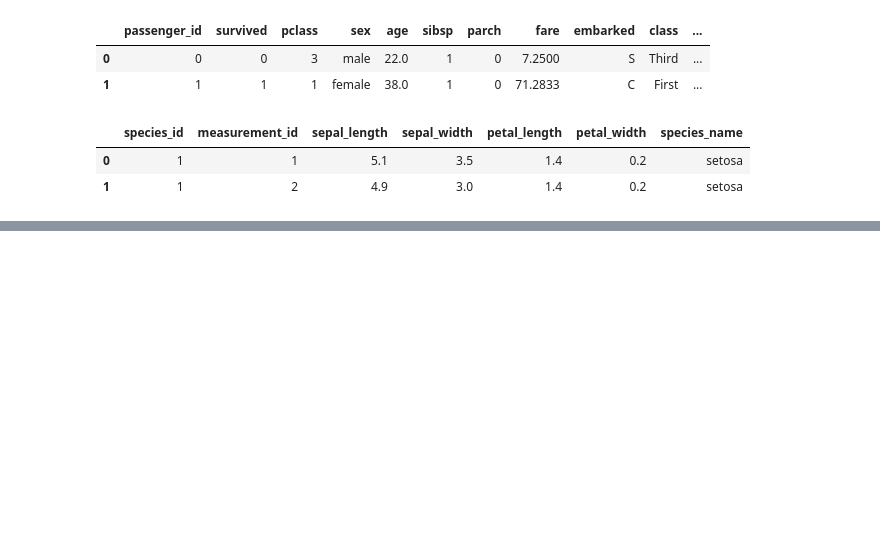
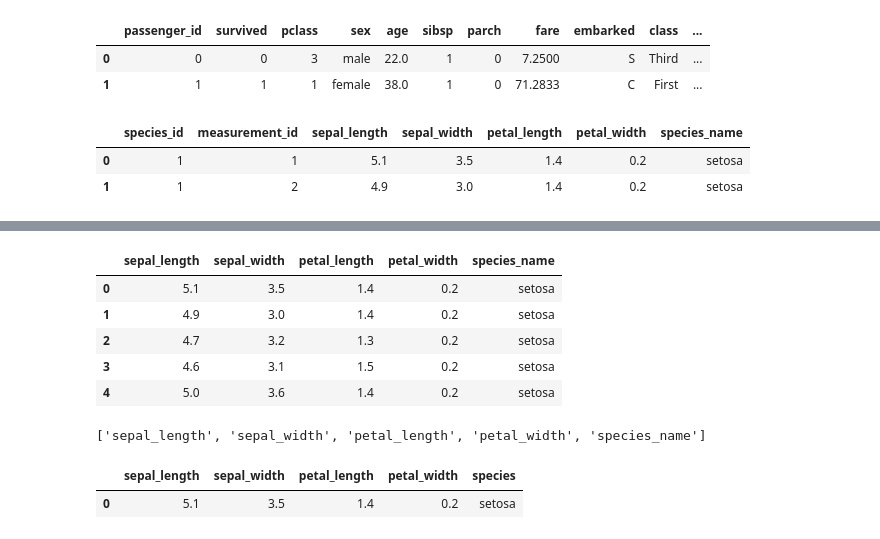
Before and after one commit to Ken-Alviola/classification-exercises, a Jupyter notebook: classification_exercises.ipynb, the cells around one changed output, grey strips where cells are left out. Saved outputs shown, nothing was run; the diff lists cells and outputs as text; code cells hidden in the pictures; blank space fills up the shorter version.

```diff
--- a/classification_exercises.ipynb
+++ b/classification_exercises.ipynb
@@ -205,0 +219,22 @@ df.head(2)
+# %%
+#2. Drop the species_id and measurement_id columns.
+df.drop(columns=['species_id','measurement_id'], inplace=True)
+df.head()
+# %% [output]
+|  | sepal_length | sepal_width | petal_length | petal_width | species_name |
+| 0 | 5.1 | 3.5 | 1.4 | 0.2 | setosa |
+| 1 | 4.9 | 3.0 | 1.4 | 0.2 | setosa |
+| 2 | 4.7 | 3.2 | 1.3 | 0.2 | setosa |
+| 3 | 4.6 | 3.1 | 1.5 | 0.2 | setosa |
+| 4 | 5.0 | 3.6 | 1.4 | 0.2 | setosa |
+# %%
+#3. Rename the species_name column to just species.
+df.columns.tolist()
+# %% [output]
+['sepal_length', 'sepal_width', 'petal_length', 'petal_width', 'species_name']
+# %%
+df.columns=['sepal_length', 'sepal_width', 'petal_length', 'petal_width', 'species']
+df.head(1)
+# %% [output]
+|  | sepal_length | sepal_width | petal_length | petal_width | species |
+| 0 | 5.1 | 3.5 | 1.4 | 0.2 | setosa |
```
Also changed, not shown: parts of 4 cells of this notebook, 2 other files.
